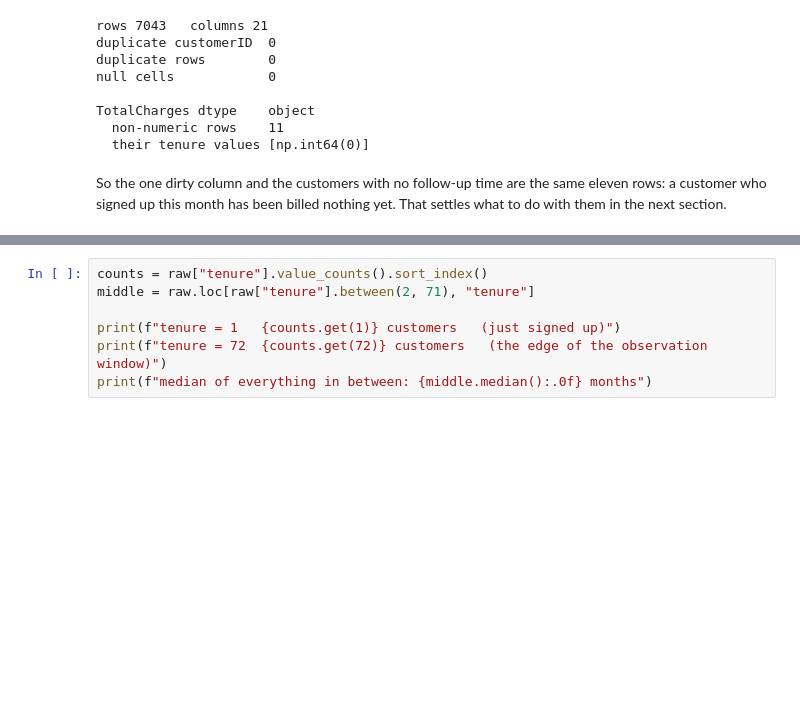
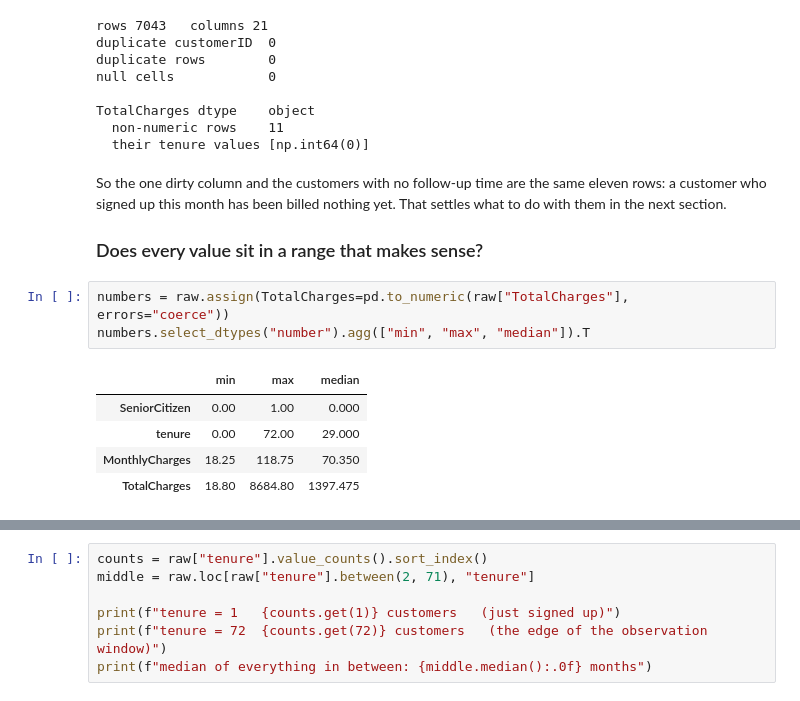
Before and after one commit to Kiatisakk/CPE342-ML, a Jupyter notebook: lab03_rg/Activity_Estimating_Lifetime.ipynb, the cells around one changed output, grey strips where cells are left out. Saved outputs shown, nothing was run; the diff lists cells and outputs as text; blank space fills up the shorter version.

```diff
--- a/lab03_rg/Activity_Estimating_Lifetime.ipynb
+++ b/lab03_rg/Activity_Estimating_Lifetime.ipynb
@@ -67,3 +67,14 @@ TotalCharges dtype    object
 So the one dirty column and the customers with no follow-up time are the same eleven
 rows: a customer who signed up this month has been billed nothing yet. That settles what
 to do with them in the next section.
+
+### Does every value sit in a range that makes sense?
+# %%
+numbers = raw.assign(TotalCharges=pd.to_numeric(raw["TotalCharges"], errors="coerce"))
+numbers.select_dtypes("number").agg(["min", "max", "median"]).T
+# %% [output]
+|  | min | max | median |
+| SeniorCitizen | 0.00 | 1.00 | 0.000 |
+| tenure | 0.00 | 72.00 | 29.000 |
+| MonthlyCharges | 18.25 | 118.75 | 70.350 |
+| TotalCharges | 18.80 | 8684.80 | 1397.475 |
```
Also changed, not shown: parts of 3 cells of this notebook, 1 other file.
